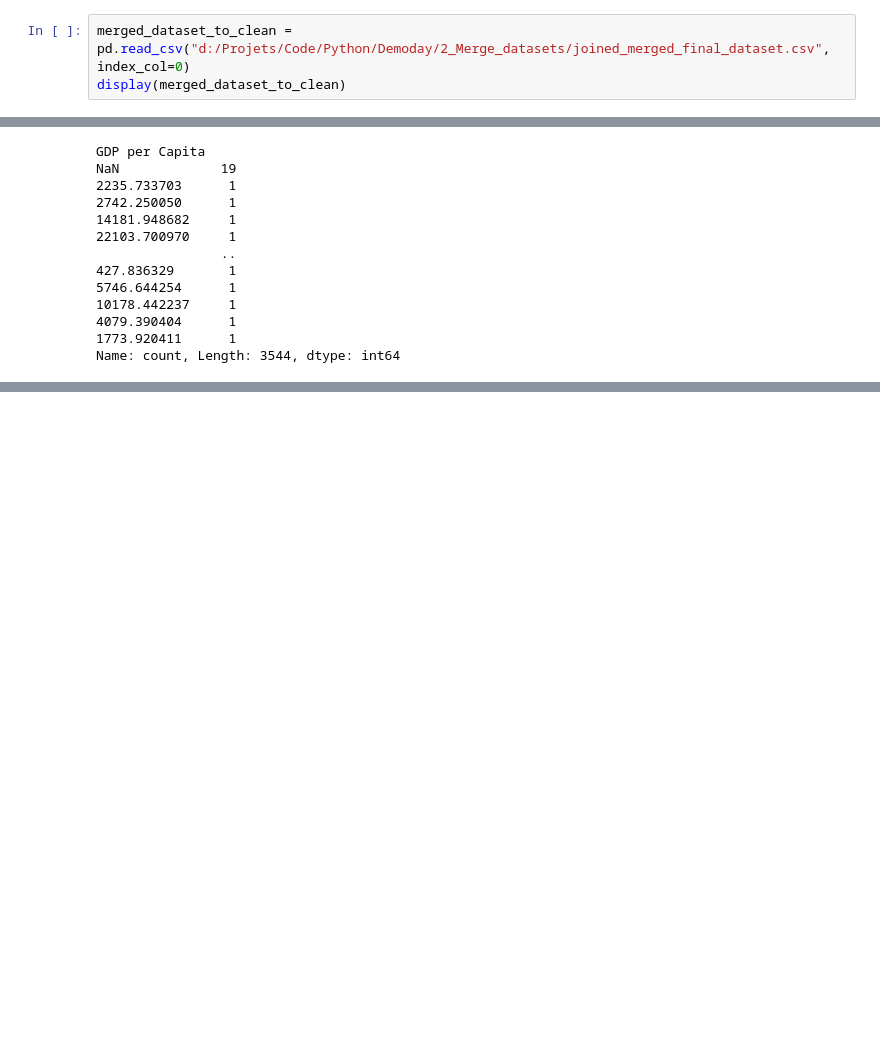
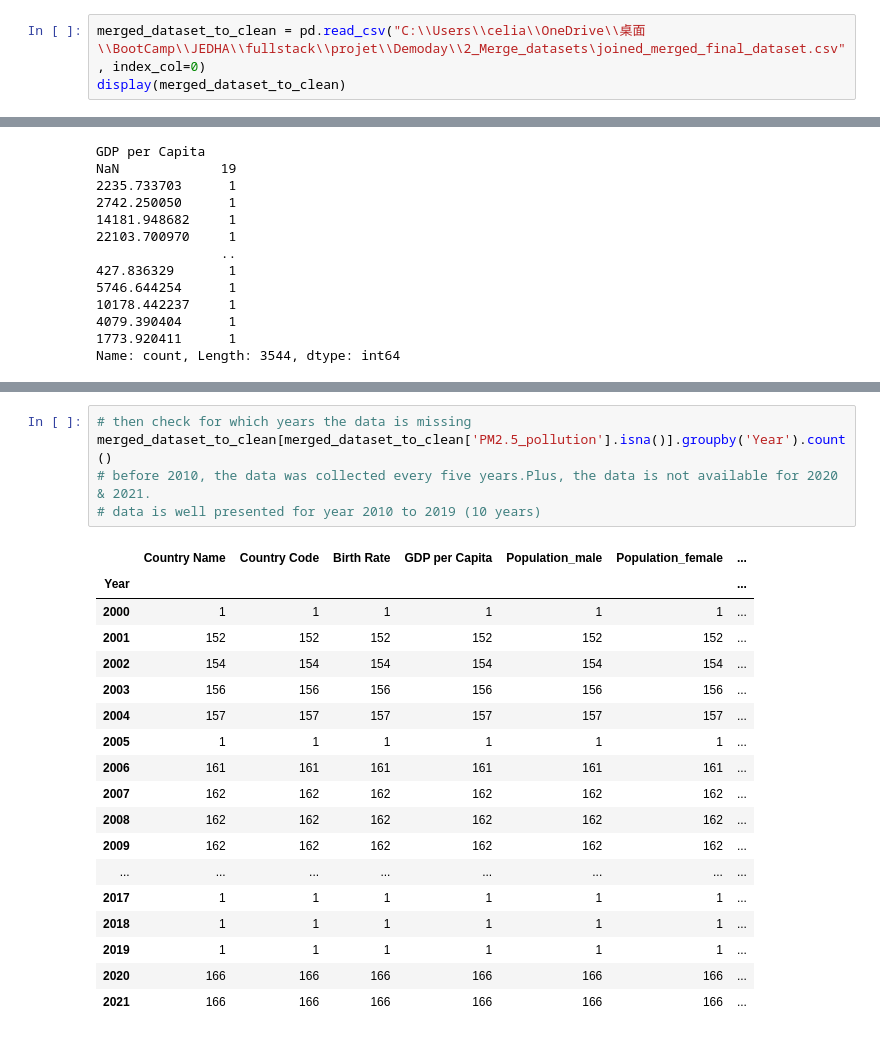
Before and after one commit to Nigel95/Projet, a Jupyter notebook: 3_Data_cleaning_on_merged_dataset/merged_dataset_cleaning.ipynb, the cells around one changed output, grey strips where cells are left out. Cells and saved outputs as stored; diff of their text form; blank space fills up the shorter version.

```diff
--- a/3_Data_cleaning_on_merged_dataset/merged_dataset_cleaning.ipynb
+++ b/3_Data_cleaning_on_merged_dataset/merged_dataset_cleaning.ipynb
@@ -2,7 +2,7 @@
 import pandas as pd
 import math
 # %%
-merged_dataset_to_clean = pd.read_csv("d:/Projets/Code/Python/Demoday/2_Merge_datasets/joined_merged_final_dataset.csv", index_col=0)
+merged_dataset_to_clean = pd.read_csv("C:\\Users\\celia\\OneDrive\\桌面\\BootCamp\\JEDHA\\fullstack\\projet\\Demoday\\2_Merge_datasets\joined_merged_final_dataset.csv", index_col=0)
 display(merged_dataset_to_clean)
 # %% [output]
 |  | Country Name | Country Code | Year | Birth Rate | GDP per Capita | Population_male | Population_female | ... |
@@ -380,0 +387,24 @@ Name: count, Length: 3544, dtype: int64
+# %%
+# then check for which years the data is missing
+merged_dataset_to_clean[merged_dataset_to_clean['PM2.5_pollution'].isna()].groupby('Year').count()
+# before 2010, the data was collected every five years.Plus, the data is not available for 2020 & 2021.
+# data is well presented for year 2010 to 2019 (10 years)
+# %% [output]
+|  | Country Name | Country Code | Birth Rate | GDP per Capita | Population_male | Population_female | ... |
+| Year |  |  |  |  |  |  | ... |
+| 2000 | 1 | 1 | 1 | 1 | 1 | 1 | ... |
+| 2001 | 152 | 152 | 152 | 152 | 152 | 152 | ... |
+| 2002 | 154 | 154 | 154 | 154 | 154 | 154 | ... |
+| 2003 | 156 | 156 | 156 | 156 | 156 | 156 | ... |
+| 2004 | 157 | 157 | 157 | 157 | 157 | 157 | ... |
+| 2005 | 1 | 1 | 1 | 1 | 1 | 1 | ... |
+| 2006 | 161 | 161 | 161 | 161 | 161 | 161 | ... |
+| 2007 | 162 | 162 | 162 | 162 | 162 | 162 | ... |
+| 2008 | 162 | 162 | 162 | 162 | 162 | 162 | ... |
+| 2009 | 162 | 162 | 162 | 162 | 162 | 162 | ... |
+| ... | ... | ... | ... | ... | ... | ... | ... |
+| 2017 | 1 | 1 | 1 | 1 | 1 | 1 | ... |
+| 2018 | 1 | 1 | 1 | 1 | 1 | 1 | ... |
+| 2019 | 1 | 1 | 1 | 1 | 1 | 1 | ... |
+| 2020 | 166 | 166 | 166 | 166 | 166 | 166 | ... |
+| 2021 | 166 | 166 | 166 | 166 | 166 | 166 | ... |
```
Also changed, not shown: parts of 28 cells of this notebook.
